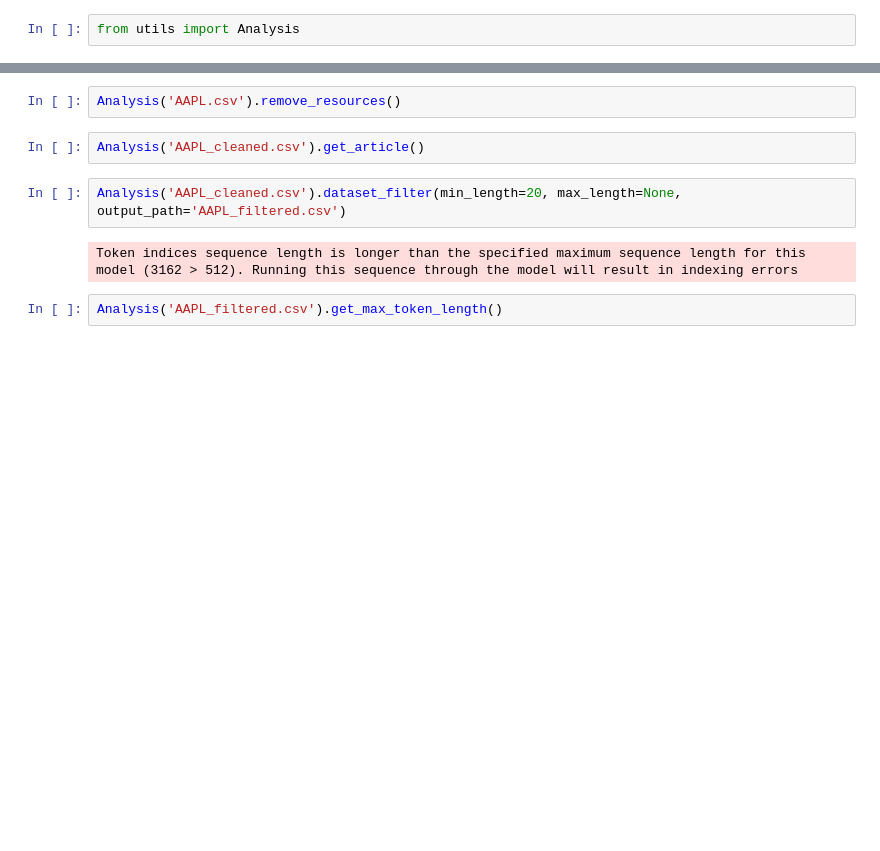
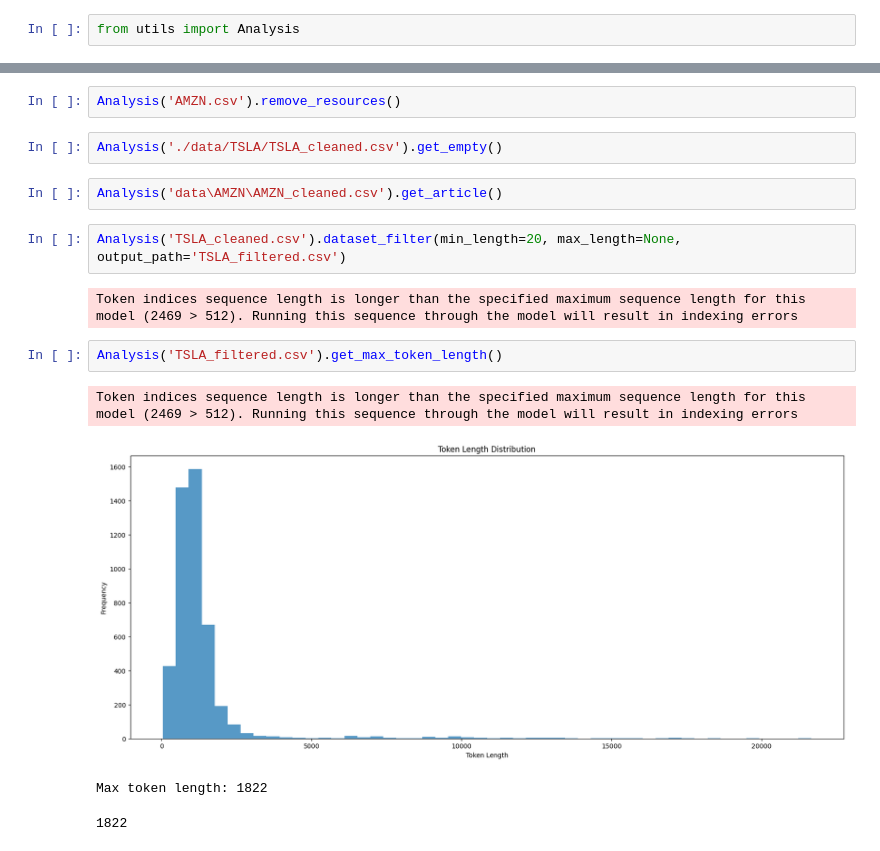
Before and after one commit to withbenny/stock_simulator, a Jupyter notebook: pre.ipynb, the cells around one changed output, grey strips where cells are left out. Saved outputs shown, nothing was run; the diff lists cells and outputs as text; blank space fills up the shorter version.

```diff
--- a/pre.ipynb
+++ b/pre.ipynb
@@ -11,10 +48,17 @@ Analysis('AAPL_11.csv').compute_source()
 # %%
-Analysis('AAPL.csv').remove_resources()
+Analysis('AMZN.csv').remove_resources()
+# %%
+Analysis('./data/TSLA/TSLA_cleaned.csv').get_empty()
 # %%
-Analysis('AAPL_cleaned.csv').get_article()
+Analysis('data\AMZN\AMZN_cleaned.csv').get_article()
 # %%
-Analysis('AAPL_cleaned.csv').dataset_filter(min_length=20, max_length=None, output_path='AAPL_filtered.csv')
+Analysis('TSLA_cleaned.csv').dataset_filter(min_length=20, max_length=None, output_path='TSLA_filtered.csv')
 # %% [output]
-Token indices sequence length is longer than the specified maximum sequence length for this model (3162 > 512). Running this sequence through the model will result in indexing errors
+Token indices sequence length is longer than the specified maximum sequence length for this model (2469 > 512). Running this sequence through the model will result in indexing errors
 # %%
-Analysis('AAPL_filtered.csv').get_max_token_length()
+Analysis('TSLA_filtered.csv').get_max_token_length()
+# %% [output]
+Token indices sequence length is longer than the specified maximum sequence length for this model (2469 > 512). Running this sequence through the model will result in indexing errors
+[figure, added]
+Max token length: 1822
+1822
```
Also changed, not shown: parts of 4 cells of this notebook, 4 other files.
